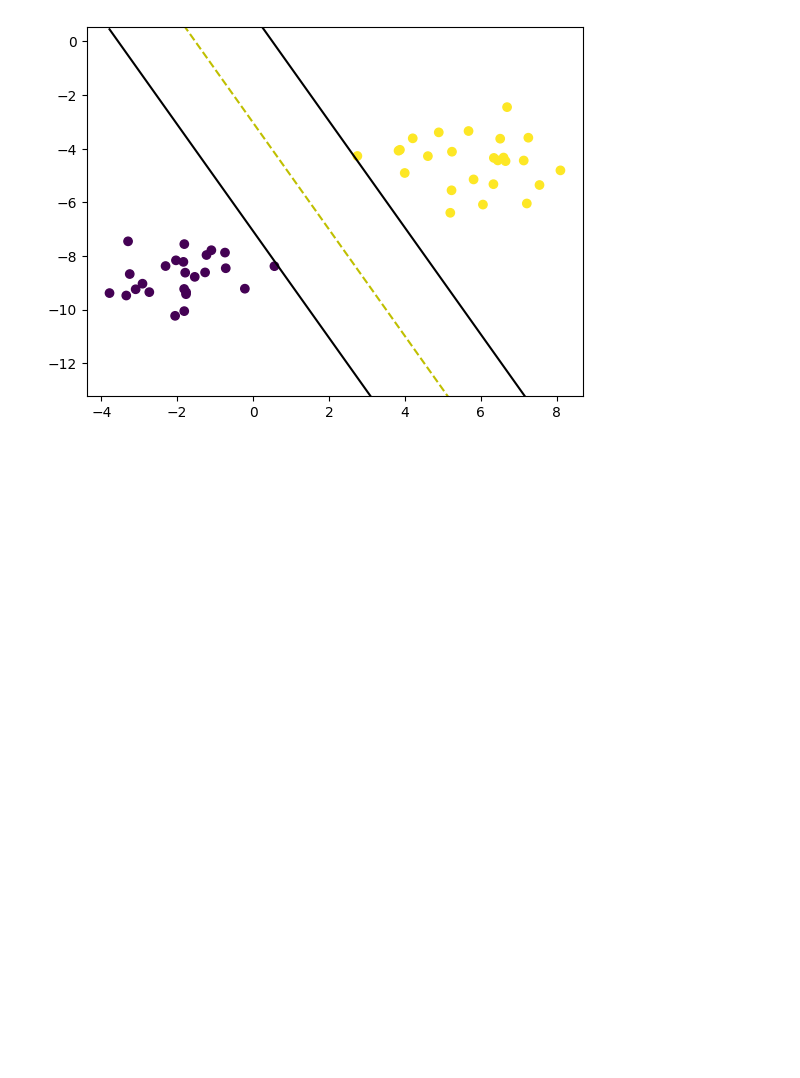
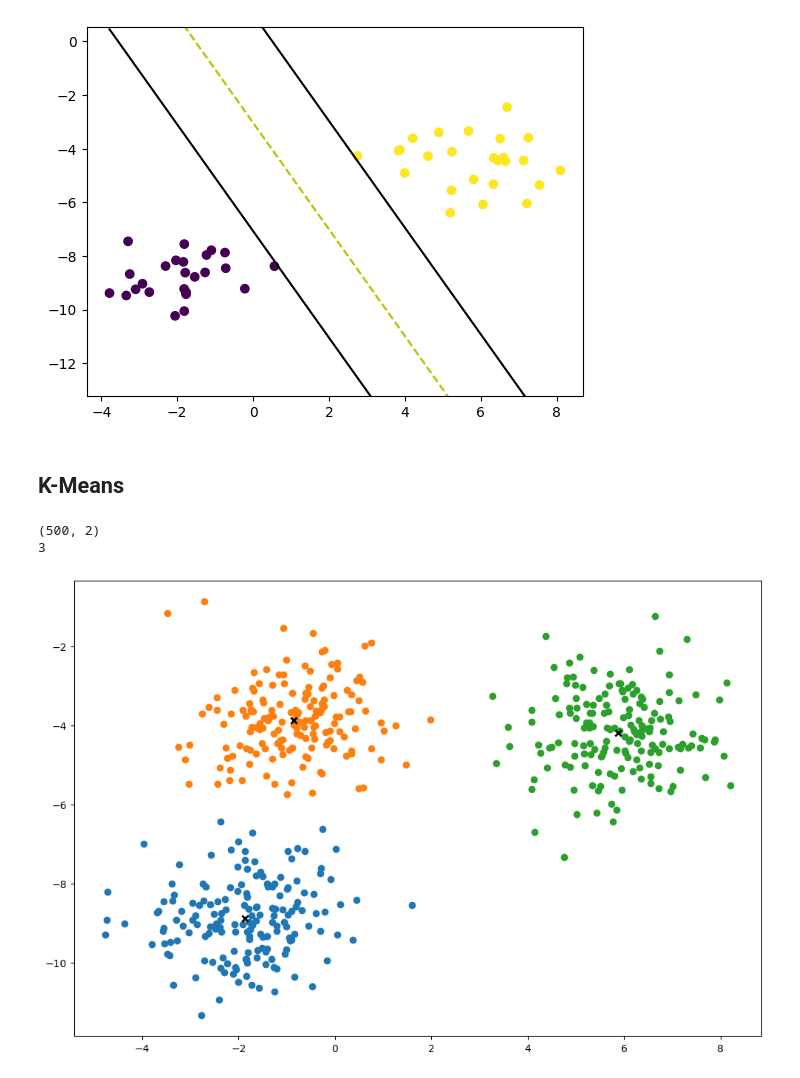
Before and after one commit to bottaceci/ml_algorithms, a Jupyter notebook: notebooks/testing.ipynb, the cells around one changed output. Drawn from its saved outputs; the diff is of its cells as text; code cells hidden in the pictures; blank space fills up the shorter version.

Commit message:
KMeans

```diff
--- a/notebooks/testing.ipynb
+++ b/notebooks/testing.ipynb
@@ -260,3 +261,24 @@ def visualize_svm():
 visualize_svm()
 # %% [output]
 [figure]
+# %% [markdown]
+## K-Means
+# %%
+np.random.seed(42)
+
+X, y = datasets.make_blobs(
+    centers=3, n_samples=500, n_features=2, shuffle=True, random_state=40
+)
+print(X.shape)
+
+clusters = len(np.unique(y))
+print(clusters)
+
+k = KMeans(K=clusters, max_iters=150, plot_steps=False)
+y_pred = k.predict(X)
+
+k.plot()
+# %% [output]
+(500, 2)
+3
+[figure, added]
```
Also changed, not shown: parts of 1 cell of this notebook, 1 other file.
